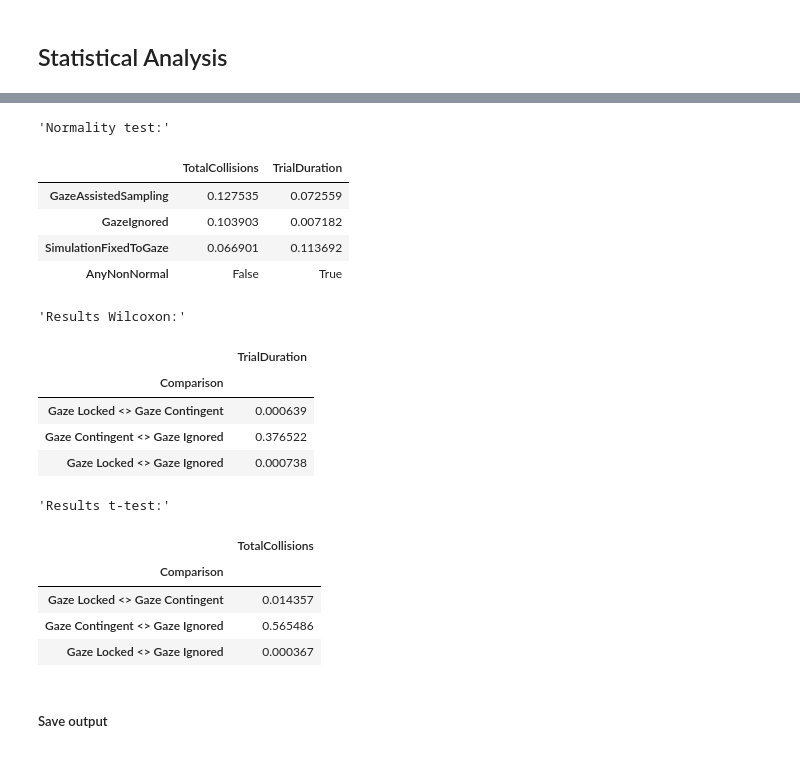
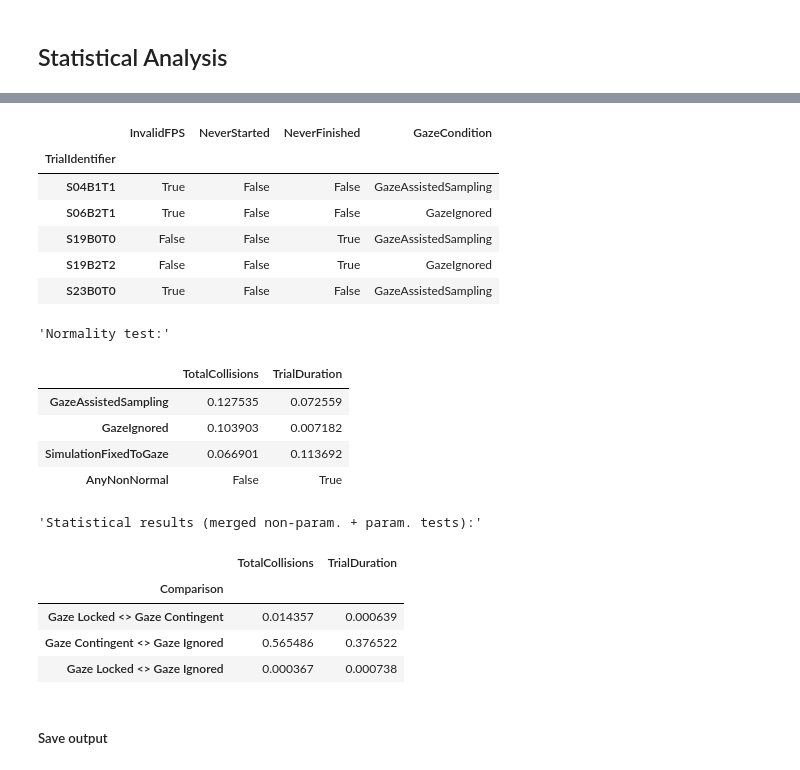
Before and after one commit to neuralcodinglab/SPVGazeAnalysis, a Jupyter notebook: mobility_analysis/mobility_endpoints_analysis.ipynb, the cells around one changed output, grey strips where cells are left out. Cells and saved outputs as stored; diff of their text form; code cells hidden in the pictures.

```diff
--- a/mobility_analysis/mobility_endpoints_analysis.ipynb
+++ b/mobility_analysis/mobility_endpoints_analysis.ipynb
@@ -43,9 +36,3 @@ hwLength = len(hallways)*hw_dims['segmentLength']
 box_locations = env_params.BOX_LOCATIONS
 # %% [markdown]
 ## Load data
-# %%
-subjects = data_processing.SUBJECTS_EXP1
-exp_filenames, clbr_filenames = data_processing.get_filenames(subjects=subjects,
-                                                              data_keys = ['TrialConfigRecord','EngineDataRecord']) # No calibration performed in exp1, so clbr_filenames returned empty
-exp_data = data_processing.load_data_from_filenames(exp_filenames, downsample=1)
-# data_processing.preprocess_data(exp_data, convert_quaternions=False, expand_columns=['XRHeadPos', 'XROriginPos'])
@@ -326,0 +321,8 @@ trial_validity.loc[exclusion_mask]
+# %%
+# In a previous cell, several invalid frames were excluded from the timeseries
+# data because of a writing issue. Some of the affected trials are fully excluded:
+# - If the start or the end of the trial is missing from the recording file
+# - If more than 1s of recording is missing, resulting in a low recording framerate.
+exclusion_criteria = ['InvalidFPS', 'NeverStarted', 'NeverFinished']
+exclusion_mask = trial_validity[exclusion_criteria].any(axis=1)
+trial_validity.loc[exclusion_mask]
@@ -366,19 +382,12 @@ plt.savefig('out/mobility_trajectories.png', bbox_inches='tight')
 # %%
-indep_vars = ['Subject', 'Block', 'Hallway', 'GazeCondition']
-endpoints = ['TotalCollisions', 'TrialDuration']
+# Select the relevant variables.
+indep_vars = ['Subject', 'Block', 'Hallway', 'GazeCondition'] # The experimental conditions
+endpoints = ['TotalCollisions', 'TrialDuration'] # The dependent variables.
 
-exclusion_criteria = ['InvalidLocation', 'InvalidFPS', 'NeverStarted',  'NeverFinished']
-exclusion_mask = trial_validity[exclusion_criteria].any(axis=1)
-
-# valid_mask = valid_mask.groupby(trial_validity.Subject).transform('sum') >7
-
-# valid_mask = ~trial_validity[['InvalidFPS']].any(axis=1)
-
-
-# valid_mask = np.ones(len(trial_results)).astype(bool)
+# Load the valid
 valid_results = trial_results.loc[~exclusion_mask].reset_index()
 print(f'excluding {(exclusion_mask).sum()} trials:')
-print(trial_validity.loc[exclusion_mask, exclusion_criteria +['GazeCondition']])
+display(trial_validity.loc[exclusion_mask, exclusion_criteria +['GazeCondition']])
 
 # Average over subjects
 avg = stats.average(valid_results, y=endpoints, group='Subject', x='GazeCondition')
@@ -393,16 +402,16 @@ display('Normality test:',  stats.style(normality))
 results_wilcoxon = pd.DataFrame()
 if non_normal_endpoints:
     results_wilcoxon = stats.paired_test(avg, group='Subject', endpoints=non_normal_endpoints, test='Wilcoxon')
-    display('Results Wilcoxon:', stats.style(results_wilcoxon, alpha=0.05/3))
+    # display('Results Wilcoxon:', stats.style(results_wilcoxon, alpha=0.05/3)) # Alpha is corrected for multiple comparisons.
 
 # Parametric tests
 results_t_test = pd.DataFrame()
 if normal_endpoints:
     results_t_test = stats.paired_test(avg, group='Subject', endpoints=normal_endpoints, test='t-test')
-    display('Results t-test:', stats.style(results_t_test, alpha=0.05/3))
+    # display('Results t-test:', stats.style(results_t_test, alpha=0.05/3))
 
 # All Results
 stat_results = pd.concat([results_wilcoxon, results_t_test], axis=1)[endpoints]
-# display('Merged results:', stats.style(stat_results, alpha=0.05/3))
+display('Statistical results (merged non-param. + param. tests):', stats.style(stat_results, alpha=0.05/3))
 # %% [output]
 excluding 5 trials:
@@ -424,21 +418,22 @@ S23B0T0          GazeAssistedSampling
+|  | InvalidFPS | NeverStarted | NeverFinished | GazeCondition |
+| TrialIdentifier |  |  |  |  |
+| S04B1T1 | True | False | False | GazeAssistedSampling |
+| S06B2T1 | True | False | False | GazeIgnored |
+| S19B0T0 | False | False | True | GazeAssistedSampling |
+| S19B2T2 | False | False | True | GazeIgnored |
+| S23B0T0 | True | False | False | GazeAssistedSampling |
 'Normality test:'
-|  | TotalCollisions | TrialDuration |
-| GazeAssistedSampling | 0.127535 | 0.072559 |
-| GazeIgnored | 0.103903 | 0.007182 |
-| SimulationFixedToGaze | 0.066901 | 0.113692 |
-| AnyNonNormal | False | True |
+|  | TotalCollisions | TrialDuration |
+| GazeAssistedSampling | 0.127535 | 0.072559 |
+| GazeIgnored | 0.103903 | 0.007182 |
+| SimulationFixedToGaze | 0.066901 | 0.113692 |
+| AnyNonNormal | False | True |
-'Results Wilcoxon:'
+'Statistical results (merged non-param. + param. tests):'
-|  | TrialDuration |
-| Comparison |  |
-| Gaze Locked <> Gaze Contingent | 0.000639 |
-| Gaze Contingent <> Gaze Ignored | 0.376522 |
-| Gaze Locked <> Gaze Ignored | 0.000738 |
-'Results t-test:'
-|  | TotalCollisions |
-| Comparison |  |
-| Gaze Locked <> Gaze Contingent | 0.014357 |
-| Gaze Contingent <> Gaze Ignored | 0.565486 |
-| Gaze Locked <> Gaze Ignored | 0.000367 |
+|  | TotalCollisions | TrialDuration |
+| Comparison |  |  |
+| Gaze Locked <> Gaze Contingent | 0.014357 | 0.000639 |
+| Gaze Contingent <> Gaze Ignored | 0.565486 | 0.376522 |
+| Gaze Locked <> Gaze Ignored | 0.000367 | 0.000738 |
 # %% [markdown]
 ##### Save output
 # %%
```
Also changed, not shown: parts of 30 cells of this notebook, 5 other files.
